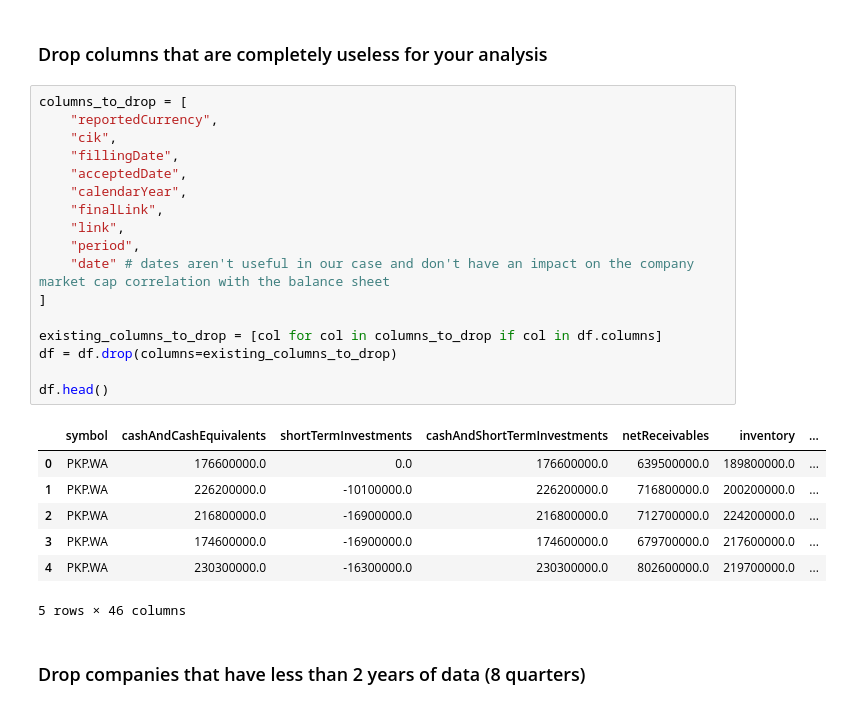
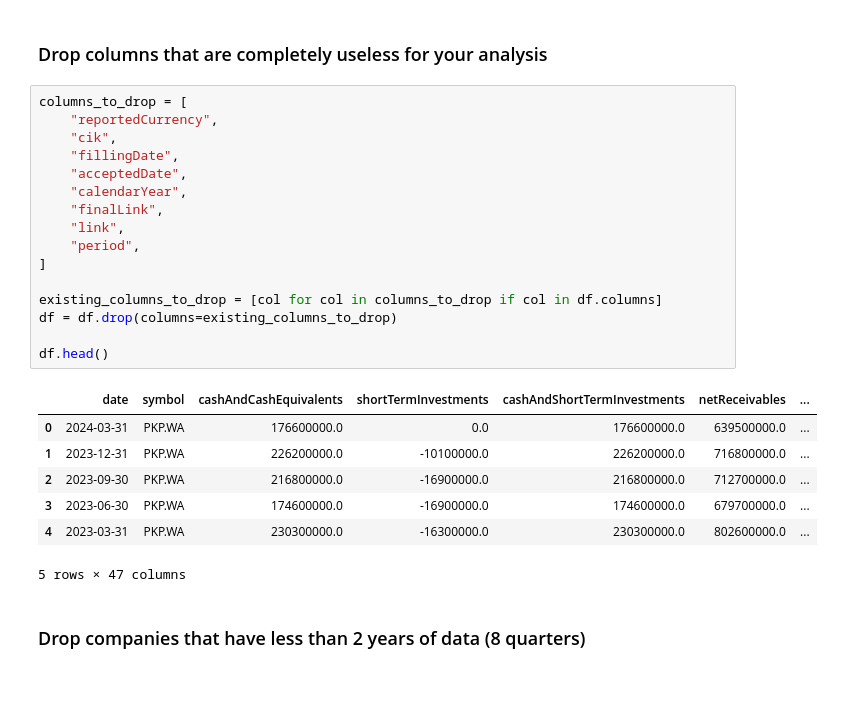
Before and after one commit to MatiPl01/stock-market-prices-prediction, a Jupyter notebook: preprocessing.ipynb, the cells around one changed output. Saved outputs shown, nothing was run; the diff lists cells and outputs as text.

```diff
--- a/preprocessing.ipynb
+++ b/preprocessing.ipynb
@@ -34,28 +39,27 @@ df = df[df["reportedCurrency"] == "PLN"]
 # %%
 columns_to_drop = [
     "reportedCurrency",
     "cik",
     "fillingDate",
     "acceptedDate",
     "calendarYear",
     "finalLink",
     "link",
     "period",
-    "date" # dates aren't useful in our case and don't have an impact on the company market cap correlation with the balance sheet
 ]
 
 existing_columns_to_drop = [col for col in columns_to_drop if col in df.columns]
 df = df.drop(columns=existing_columns_to_drop)
 
 df.head()
 # %% [output]
-|  | symbol | cashAndCashEquivalents | shortTermInvestments | cashAndShortTermInvestments | netReceivables | inventory | ... |
-| 0 | PKP.WA | 176600000.0 | 0.0 | 176600000.0 | 639500000.0 | 189800000.0 | ... |
-| 1 | PKP.WA | 226200000.0 | -10100000.0 | 226200000.0 | 716800000.0 | 200200000.0 | ... |
-| 2 | PKP.WA | 216800000.0 | -16900000.0 | 216800000.0 | 712700000.0 | 224200000.0 | ... |
-| 3 | PKP.WA | 174600000.0 | -16900000.0 | 174600000.0 | 679700000.0 | 217600000.0 | ... |
-| 4 | PKP.WA | 230300000.0 | -16300000.0 | 230300000.0 | 802600000.0 | 219700000.0 | ... |
+|  | date | symbol | cashAndCashEquivalents | shortTermInvestments | cashAndShortTermInvestments | netReceivables | ... |
+| 0 | 2024-03-31 | PKP.WA | 176600000.0 | 0.0 | 176600000.0 | 639500000.0 | ... |
+| 1 | 2023-12-31 | PKP.WA | 226200000.0 | -10100000.0 | 226200000.0 | 716800000.0 | ... |
+| 2 | 2023-09-30 | PKP.WA | 216800000.0 | -16900000.0 | 216800000.0 | 712700000.0 | ... |
+| 3 | 2023-06-30 | PKP.WA | 174600000.0 | -16900000.0 | 174600000.0 | 679700000.0 | ... |
+| 4 | 2023-03-31 | PKP.WA | 230300000.0 | -16300000.0 | 230300000.0 | 802600000.0 | ... |
-5 rows × 46 columns
+5 rows × 47 columns
 # %% [markdown]
 ### Drop companies that have less than 2 years of data (8 quarters)
 # %%
```
Also changed, not shown: parts of 30 cells of this notebook, 6 other files.
